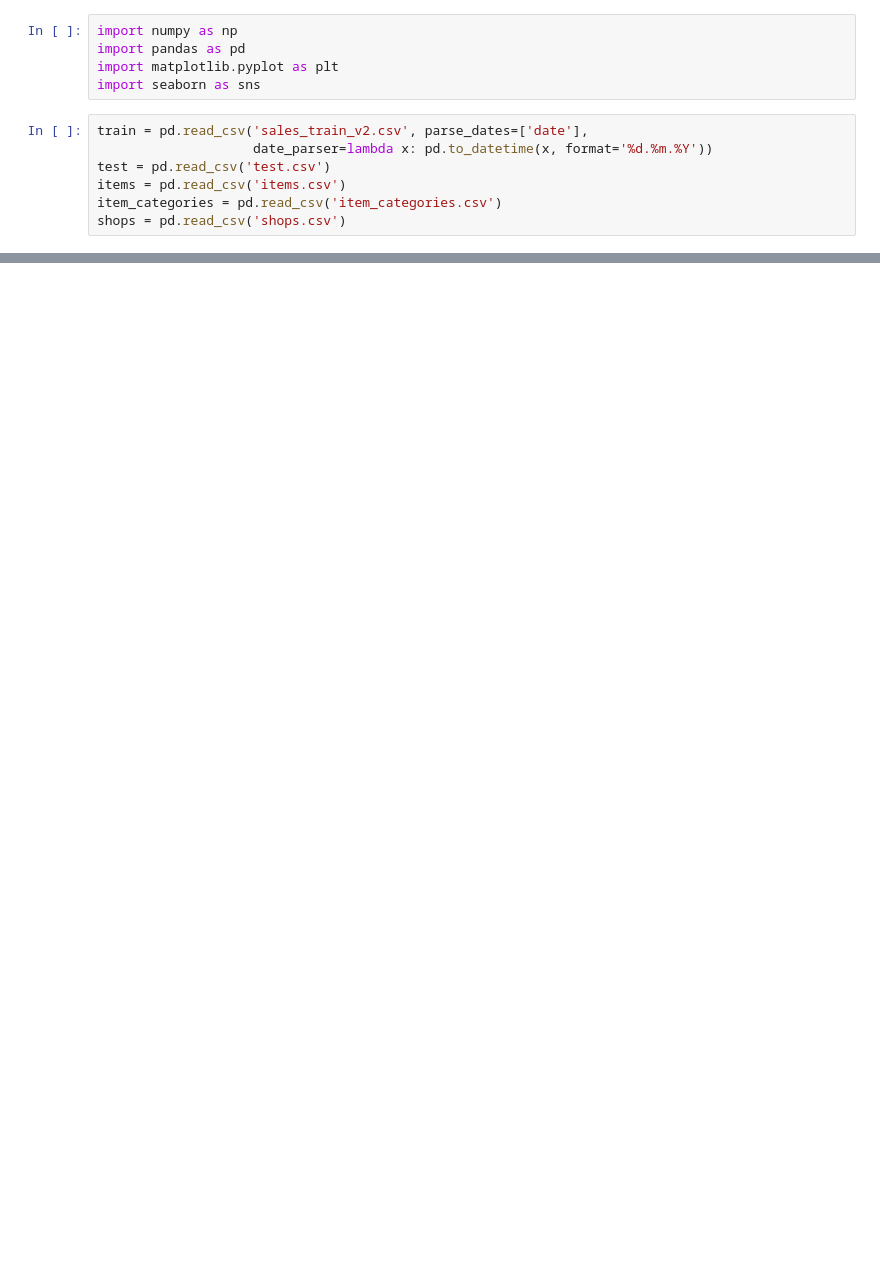
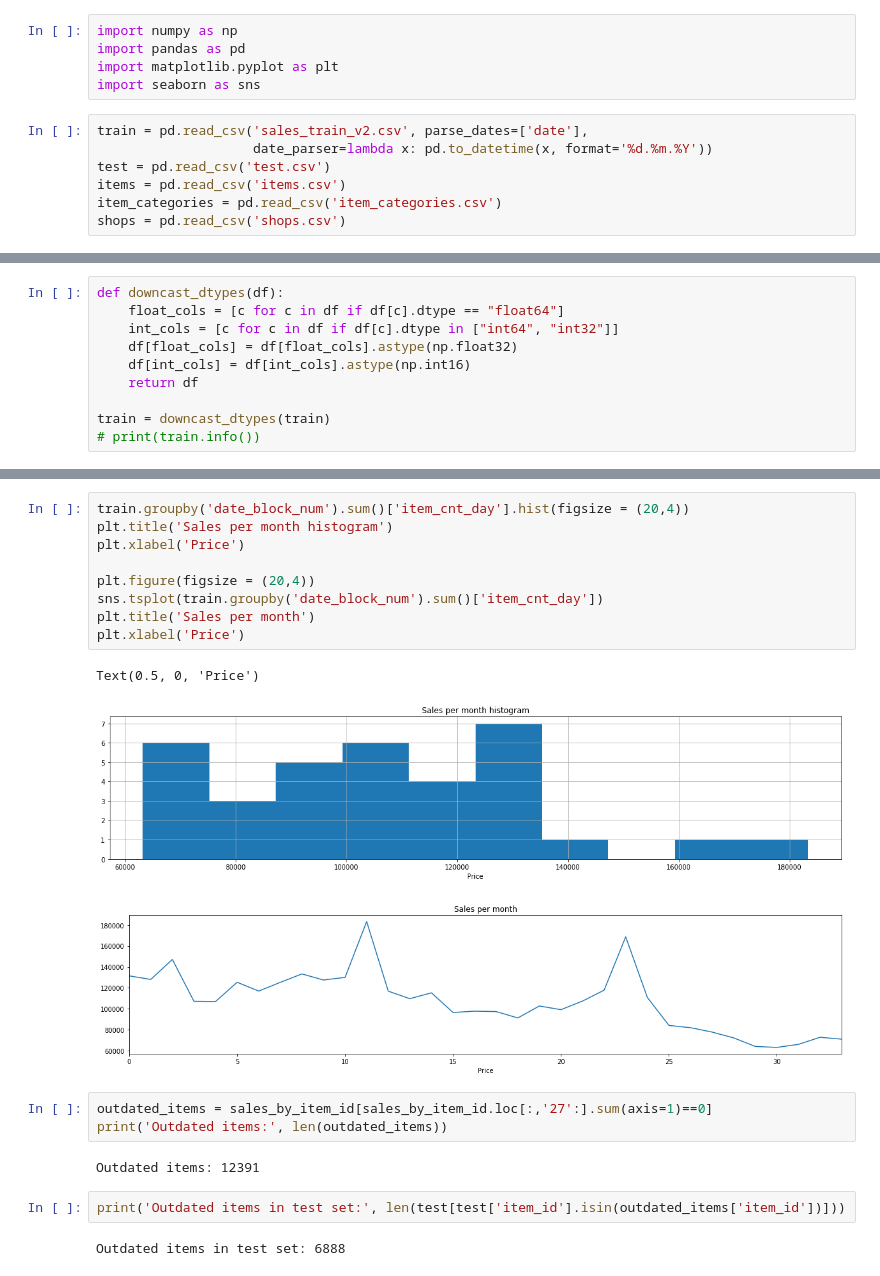
Before and after one commit to fadheladlansyah/kaggle-playground-future-sales, a Jupyter notebook: iamateur-future-sales.ipynb, the cells around one changed output, grey strips where cells are left out. Drawn from its saved outputs; the diff is of its cells as text; blank space fills up the shorter version.

Commit message:
Add files via upload
simple xgb of date_block_num

```diff
--- a/iamateur-future-sales.ipynb
+++ b/iamateur-future-sales.ipynb
@@ -126,0 +76,10 @@ dtype: int64
+# %%
+def downcast_dtypes(df):
+    float_cols = [c for c in df if df[c].dtype == "float64"]
+    int_cols = [c for c in df if df[c].dtype in ["int64", "int32"]]
+    df[float_cols] = df[float_cols].astype(np.float32)
+    df[int_cols] = df[int_cols].astype(np.int16)
+    return df
+
+train = downcast_dtypes(train)
+# print(train.info())
@@ -126,0 +113,22 @@ dtype: int64
+# %%
+train.groupby('date_block_num').sum()['item_cnt_day'].hist(figsize = (20,4))
+plt.title('Sales per month histogram')
+plt.xlabel('Price')
+
+plt.figure(figsize = (20,4))
+sns.tsplot(train.groupby('date_block_num').sum()['item_cnt_day'])
+plt.title('Sales per month')
+plt.xlabel('Price')
+# %% [output]
+Text(0.5, 0, 'Price')
+[figure, added]
+[figure, added]
+# %%
+outdated_items = sales_by_item_id[sales_by_item_id.loc[:,'27':].sum(axis=1)==0]
+print('Outdated items:', len(outdated_items))
+# %% [output]
+Outdated items: 12391
+# %%
+print('Outdated items in test set:', len(test[test['item_id'].isin(outdated_items['item_id'])]))
+# %% [output]
+Outdated items in test set: 6888
```
Also changed, not shown: parts of 32 cells of this notebook.
